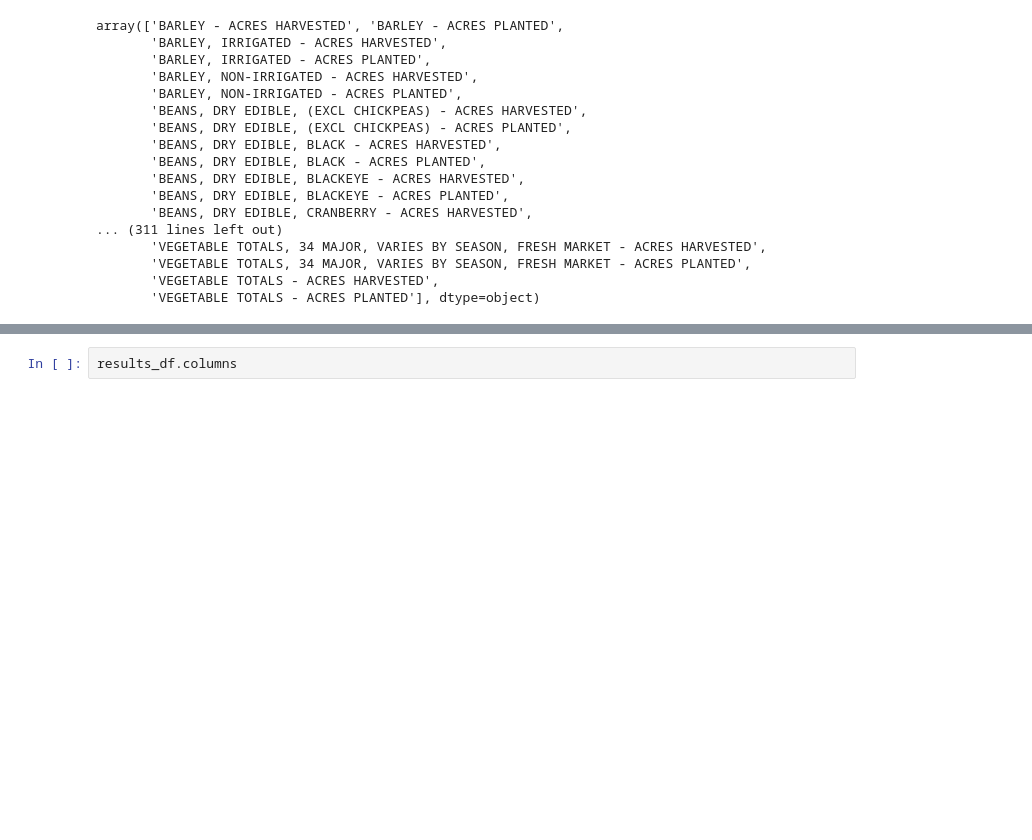
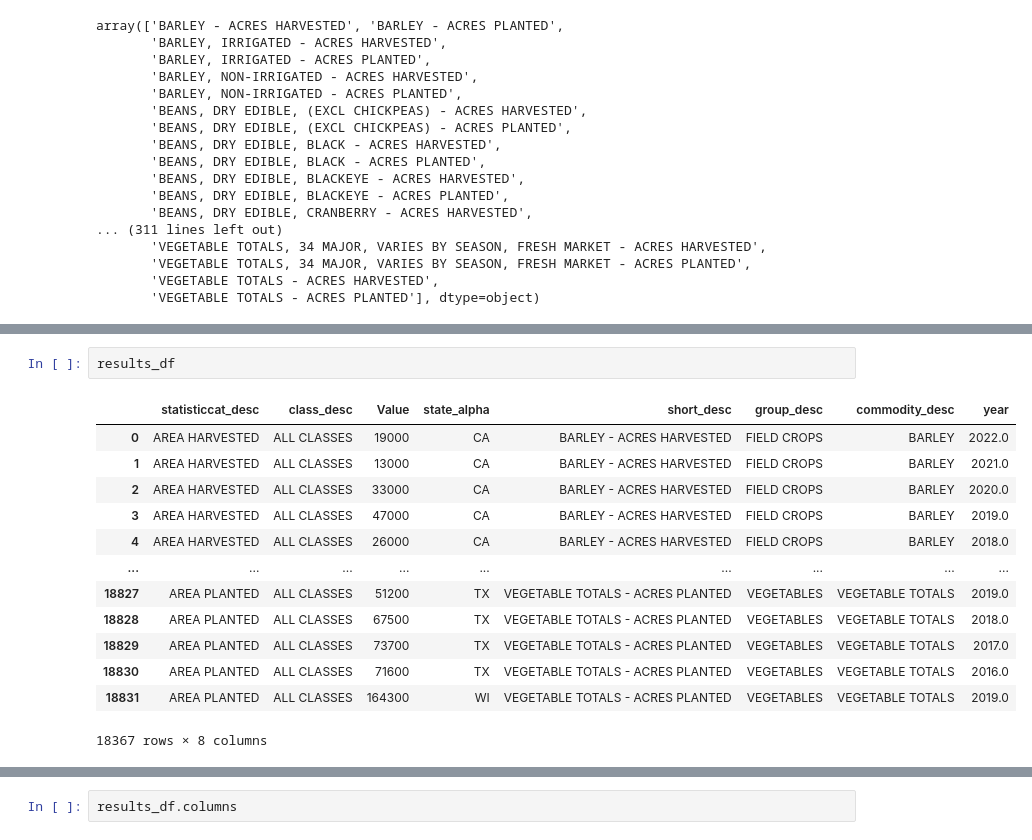
Before and after one commit to DunieCarrasco/Project-3, a Jupyter notebook: usdaPy.ipynb, the cells around one changed output, grey strips where cells are left out. Cells and saved outputs as stored; diff of their text form; blank space fills up the shorter version.

```diff
--- a/usdaPy.ipynb
+++ b/usdaPy.ipynb
@@ -200,3 +420,19 @@ array(['BARLEY - ACRES HARVESTED', 'BARLEY - ACRES PLANTED',
+# %%
+results_df
+# %% [output]
+|  | statisticcat_desc | class_desc | Value | state_alpha | short_desc | group_desc | commodity_desc | year |
+| 0 | AREA HARVESTED | ALL CLASSES | 19000 | CA | BARLEY - ACRES HARVESTED | FIELD CROPS | BARLEY | 2022.0 |
+| 1 | AREA HARVESTED | ALL CLASSES | 13000 | CA | BARLEY - ACRES HARVESTED | FIELD CROPS | BARLEY | 2021.0 |
+| 2 | AREA HARVESTED | ALL CLASSES | 33000 | CA | BARLEY - ACRES HARVESTED | FIELD CROPS | BARLEY | 2020.0 |
+| 3 | AREA HARVESTED | ALL CLASSES | 47000 | CA | BARLEY - ACRES HARVESTED | FIELD CROPS | BARLEY | 2019.0 |
+| 4 | AREA HARVESTED | ALL CLASSES | 26000 | CA | BARLEY - ACRES HARVESTED | FIELD CROPS | BARLEY | 2018.0 |
+| ... | ... | ... | ... | ... | ... | ... | ... | ... |
+| 18827 | AREA PLANTED | ALL CLASSES | 51200 | TX | VEGETABLE TOTALS - ACRES PLANTED | VEGETABLES | VEGETABLE TOTALS | 2019.0 |
+| 18828 | AREA PLANTED | ALL CLASSES | 67500 | TX | VEGETABLE TOTALS - ACRES PLANTED | VEGETABLES | VEGETABLE TOTALS | 2018.0 |
+| 18829 | AREA PLANTED | ALL CLASSES | 73700 | TX | VEGETABLE TOTALS - ACRES PLANTED | VEGETABLES | VEGETABLE TOTALS | 2017.0 |
+| 18830 | AREA PLANTED | ALL CLASSES | 71600 | TX | VEGETABLE TOTALS - ACRES PLANTED | VEGETABLES | VEGETABLE TOTALS | 2016.0 |
+| 18831 | AREA PLANTED | ALL CLASSES | 164300 | WI | VEGETABLE TOTALS - ACRES PLANTED | VEGETABLES | VEGETABLE TOTALS | 2019.0 |
+18367 rows × 8 columns
 # %%
 len(results_df)
 # %% [output]
```
Also changed, not shown: parts of 39 cells of this notebook, 6 other files.
